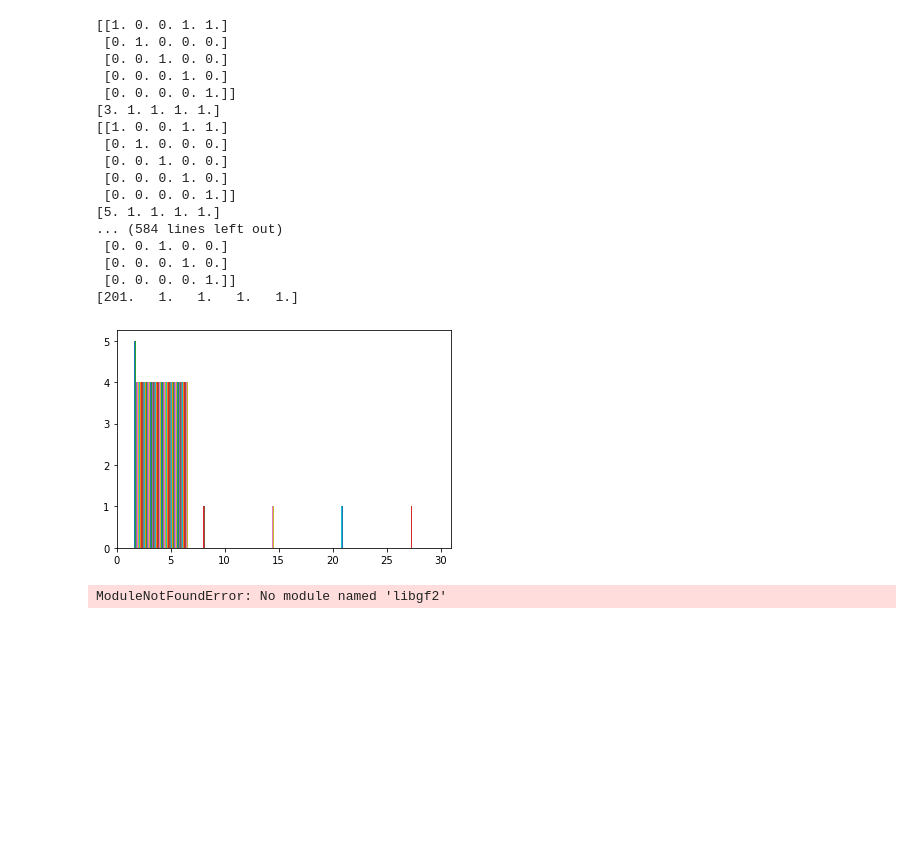
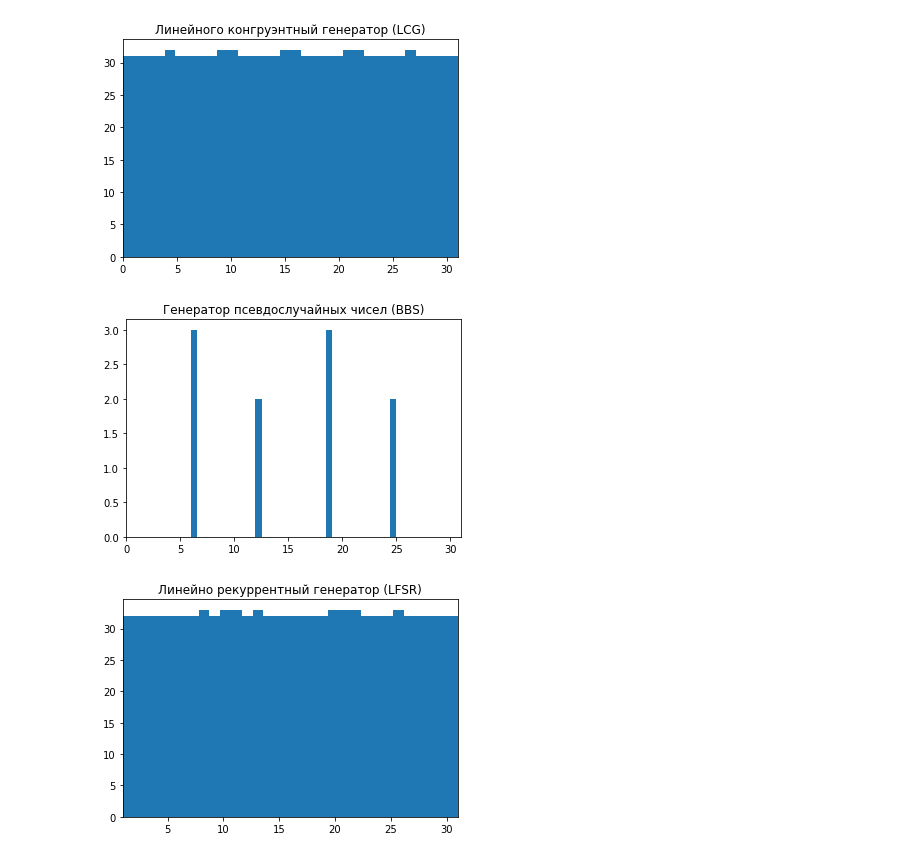
Before and after one commit to sevskii111/info-sec-course, a Jupyter notebook: Lab1.ipynb, the cells around one changed output. Saved outputs shown, nothing was run; the diff lists cells and outputs as text; code cells hidden in the pictures; blank space fills up the shorter version.

```diff
--- a/Lab1.ipynb
+++ b/Lab1.ipynb
@@ -27,7 +27,7 @@ class Generator:
             yield x
 
     # Blum Blum Shub
-    def bbd(self, limit, p, q, seed=1):
+    def bbs(self, limit, p, q, seed=1):
         np.random.seed(seed)
         if not (is_prime(p) and p % 4 == 3 and is_prime(q) and q % 4 == 3):
             raise ValueError("Wrong p or q")
@@ -35,10 +35,11 @@ class Generator:
         # print(f"p = {p}")
         # print(f"q = {q}")
         # print(f"M = {M}")
-        xs = np.array(np.nonzero(is_coprime(np.arange(2, M, dtype="int"), M)))[0]
+        xs = np.array(np.nonzero(is_coprime(np.arange(2, max(p, q), dtype="int"), M)))[0]
         x_ind = np.random.randint(0, len(xs))
         np.random.seed()
         x = xs[x_ind]
+        # print(x)
         # print(f"x = {x}")
         fvalue = 0
         while fvalue < limit:
@@ -46,91 +47,62 @@ class Generator:
             out = 0
             for i in range(5):
                 x = x ** 2 % M
+                #print(x)
                 out *= 2
+                #print(x % 2)
                 out += x % 2
             yield out
 
     # linear feedback shift register
-    def lfsr(self, limit, seed=(1, 1, 1, 1, 1)):
+    def lfsr(self, limit, polynom):
         n = 5
-        A = np.identity(n)
+        A = np.eye(5, 5, -1)
         #https://books.ifmo.ru/file/pdf/958.pdf
-        A[0] = (1, 0, 0, 1, 1)
-
-        x = seed
+        A[0] = polynom
+        #print(A)
+        x = (1, 0, 0, 0, 0)
         fvalue = 0
         while fvalue < limit:
             fvalue += 1
-            print(A)
-            x = A.dot(x)
-            print(x)
 
-            yield x
+            x = A.dot(x) % 2
+            #print(x)
+            yield np.sum(x * (16, 8, 4, 2, 1))
 
 
 count = 1000
 m = 32
 a = 17
 c = 5
 
 generator = Generator()
 values = []
 for value in generator.lcg(count, a, c, m):
     values.append(value)
 
 plt.hist(values, bins=m)
 plt.title("Линейного конгруэнтный генератор (LCG)")
 plt.xlim(0, 31)
 plt.show()
 
 values = []
-for value in generator.bbd(10000, 131, 47, seed=5):
+for value in generator.bbs(10, 7, 11, seed=5):
     values.append(value)
+#print(values)
 plt.hist(values, bins=m)
 plt.xlim(0, 31)
-plt.title("Генератор псевдослучайных чисел BBS")
+plt.title("Генератор псевдослучайных чисел (BBS)")
 plt.show()
 
 values = []
-for value in generator.lfsr(100):
+for value in generator.lfsr(1000, (0, 1, 1, 1, 1)):
     values.append(value)
-plt.hist(values, bins=m)
-plt.xlim(0, 31)
-#plt.title("Генератор псевдослучайных чисел BBS")
+c = np.bincount(values)
+plt.hist(values, bins=31)
+plt.xlim(1, 31)
+plt.title("Линейно рекуррентный генератор (LFSR)")
 plt.show()
 # %% [output]
-[[1. 0. 0. 1. 1.]
- [0. 1. 0. 0. 0.]
- [0. 0. 1. 0. 0.]
- [0. 0. 0. 1. 0.]
- [0. 0. 0. 0. 1.]]
-[3. 1. 1. 1. 1.]
-[[1. 0. 0. 1. 1.]
- [0. 1. 0. 0. 0.]
- [0. 0. 1. 0. 0.]
- [0. 0. 0. 1. 0.]
- [0. 0. 0. 0. 1.]]
-[5. 1. 1. 1. 1.]
-... (584 lines left out)
- [0. 0. 1. 0. 0.]
- [0. 0. 0. 1. 0.]
- [0. 0. 0. 0. 1.]]
-[201.   1.   1.   1.   1.]
-[figure, old version]
+[figure, new version]
+[figure, added]
+[figure, added]
-# %%
-from libgf2.gf2 import GF2QuotientRing
-
-
-def companion_matrix_of_field(field):
-    n = field.degree
-
-    # Construct companion matrix
-    C = np.zeros((n,n), dtype=np.uint8)
-    k = np.arange(n-1)
-    C[k+1,k] = 1          # subdiagonal
-    C[:,n-1] = [(field.coeffs >> k) & 1 for k in xrange(n)]
-    return C
-
-companion_matrix_of_field()
-# %% [output]
-ModuleNotFoundError: No module named 'libgf2'
```
Also changed, not shown: parts of 1 cell of this notebook.
